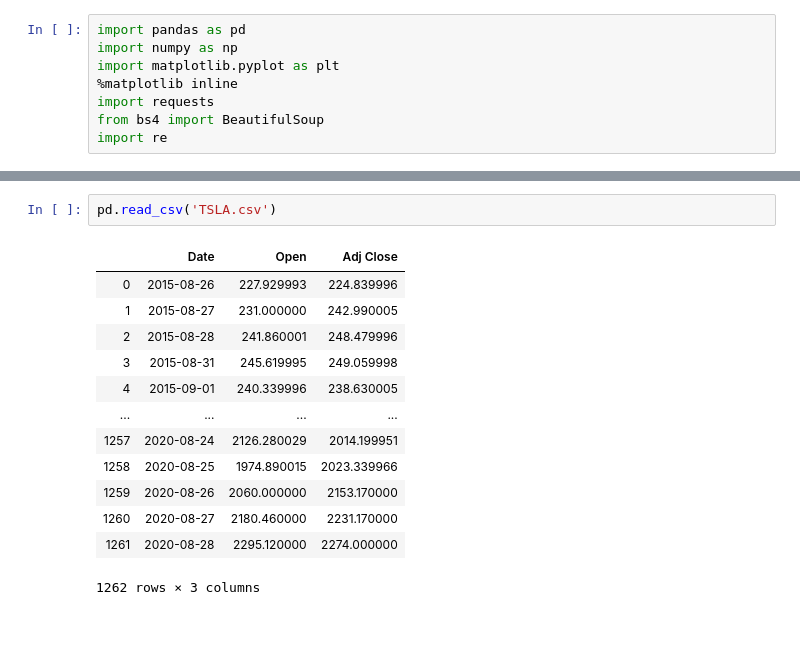
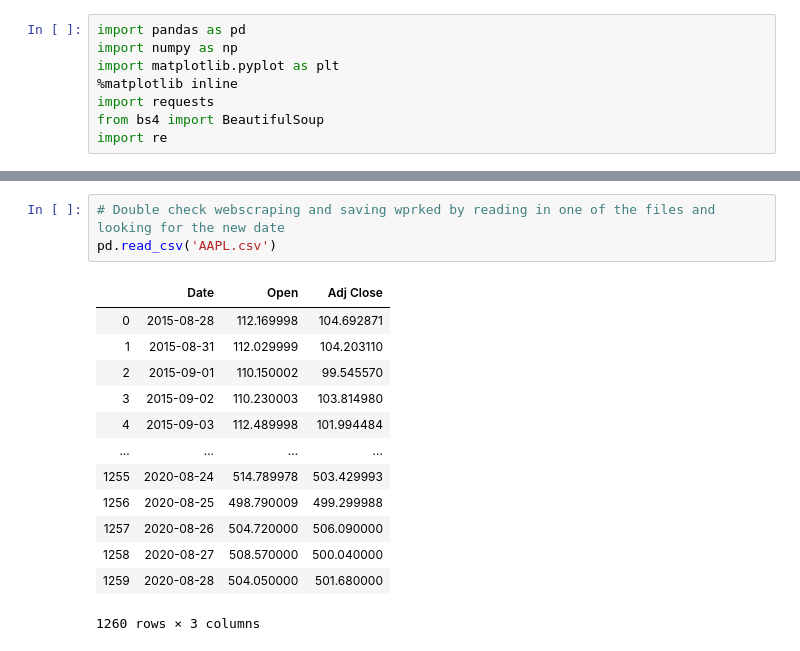
Before and after one commit to joseh4/Stock_market_monitoring, a Jupyter notebook: Creating_automated_chart.ipynb, the cells around one changed output, grey strips where cells are left out. Saved outputs shown, nothing was run; the diff lists cells and outputs as text.

```diff
--- a/Creating_automated_chart.ipynb
+++ b/Creating_automated_chart.ipynb
@@ -238,16 +265,17 @@ chart(f'{x}.csv')
-# %%
-pd.read_csv('TSLA.csv')
-# %% [output]
-|  | Date | Open | Adj Close |
-| 0 | 2015-08-26 | 227.929993 | 224.839996 |
-| 1 | 2015-08-27 | 231.000000 | 242.990005 |
-| 2 | 2015-08-28 | 241.860001 | 248.479996 |
-| 3 | 2015-08-31 | 245.619995 | 249.059998 |
-| 4 | 2015-09-01 | 240.339996 | 238.630005 |
-| ... | ... | ... | ... |
-| 1257 | 2020-08-24 | 2126.280029 | 2014.199951 |
-| 1258 | 2020-08-25 | 1974.890015 | 2023.339966 |
-| 1259 | 2020-08-26 | 2060.000000 | 2153.170000 |
-| 1260 | 2020-08-27 | 2180.460000 | 2231.170000 |
-| 1261 | 2020-08-28 | 2295.120000 | 2274.000000 |
-1262 rows × 3 columns
+# %%
+# Double check webscraping and saving wprked by reading in one of the files and looking for the new date
+pd.read_csv('AAPL.csv')
+# %% [output]
+|  | Date | Open | Adj Close |
+| 0 | 2015-08-28 | 112.169998 | 104.692871 |
+| 1 | 2015-08-31 | 112.029999 | 104.203110 |
+| 2 | 2015-09-01 | 110.150002 | 99.545570 |
+| 3 | 2015-09-02 | 110.230003 | 103.814980 |
+| 4 | 2015-09-03 | 112.489998 | 101.994484 |
+| ... | ... | ... | ... |
+| 1255 | 2020-08-24 | 514.789978 | 503.429993 |
+| 1256 | 2020-08-25 | 498.790009 | 499.299988 |
+| 1257 | 2020-08-26 | 504.720000 | 506.090000 |
+| 1258 | 2020-08-27 | 508.570000 | 500.040000 |
+| 1259 | 2020-08-28 | 504.050000 | 501.680000 |
+1260 rows × 3 columns
```
Also changed, not shown: parts of 4 cells of this notebook.
